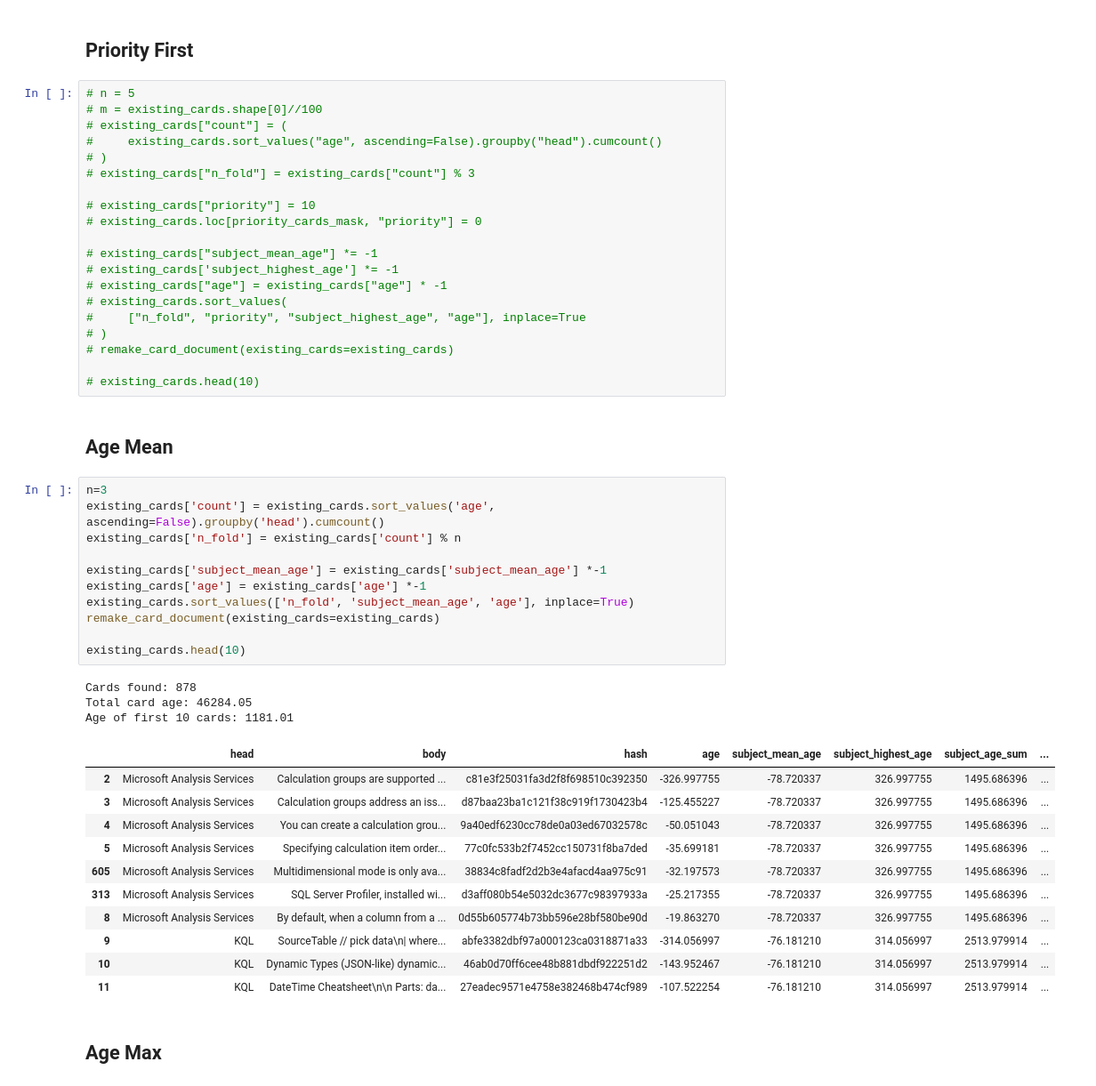
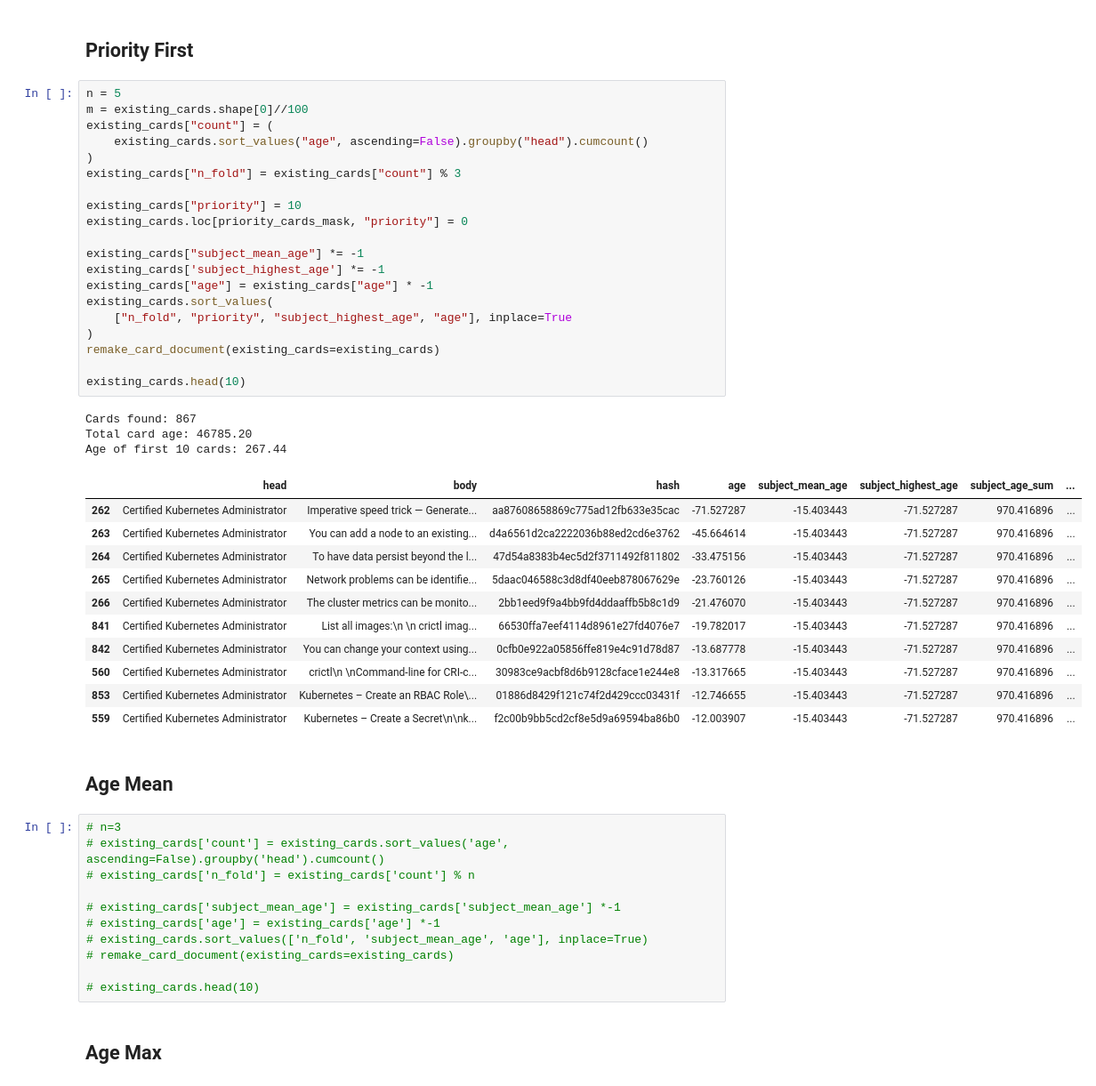
Before and after one commit to JayTY94/Certcards-refresh, a Jupyter notebook: shuffle.ipynb, the cells around one changed output. Shown at 89% size. Drawn from its saved outputs; the diff is of its cells as text.

```diff
--- a/shuffle.ipynb
+++ b/shuffle.ipynb
@@ -213,53 +213,53 @@ sum of ages: ~799.61
 # %% [markdown]
 ## Priority First
 # %%
-# n = 5
-# m = existing_cards.shape[0]//100
-# existing_cards["count"] = (
-#     existing_cards.sort_values("age", ascending=False).groupby("head").cumcount()
-# )
-# existing_cards["n_fold"] = existing_cards["count"] % 3
+n = 5
+m = existing_cards.shape[0]//100
+existing_cards["count"] = (
+    existing_cards.sort_values("age", ascending=False).groupby("head").cumcount()
+)
+existing_cards["n_fold"] = existing_cards["count"] % 3
 
-# existing_cards["priority"] = 10
-# existing_cards.loc[priority_cards_mask, "priority"] = 0
+existing_cards["priority"] = 10
+existing_cards.loc[priority_cards_mask, "priority"] = 0
 
-# existing_cards["subject_mean_age"] *= -1
-# existing_cards['subject_highest_age'] *= -1
-# existing_cards["age"] = existing_cards["age"] * -1
-# existing_cards.sort_values(
-#     ["n_fold", "priority", "subject_highest_age", "age"], inplace=True
-# )
-# remake_card_document(existing_cards=existing_cards)
+existing_cards["subject_mean_age"] *= -1
+existing_cards['subject_highest_age'] *= -1
+existing_cards["age"] = existing_cards["age"] * -1
+existing_cards.sort_values(
+    ["n_fold", "priority", "subject_highest_age", "age"], inplace=True
+)
+remake_card_document(existing_cards=existing_cards)
 
-# existing_cards.head(10)
+existing_cards.head(10)
+# %% [output]
+Cards found: 867
+Total card age: 46785.20
+Age of first 10 cards: 267.44
+|  | head | body | hash | age | subject_mean_age | subject_highest_age | subject_age_sum | ... |
+| 262 | Certified Kubernetes Administrator | Imperative speed trick — Generate... | aa87608658869c775ad12fb633e35cac | -71.527287 | -15.403443 | -71.527287 | 970.416896 | ... |
+| 263 | Certified Kubernetes Administrator | You can add a node to an existing... | d4a6561d2ca2222036b88ed2cd6e3762 | -45.664614 | -15.403443 | -71.527287 | 970.416896 | ... |
+| 264 | Certified Kubernetes Administrator | To have data persist beyond the l... | 47d54a8383b4ec5d2f3711492f811802 | -33.475156 | -15.403443 | -71.527287 | 970.416896 | ... |
+| 265 | Certified Kubernetes Administrator | Network problems can be identifie... | 5daac046588c3d8df40eeb878067629e | -23.760126 | -15.403443 | -71.527287 | 970.416896 | ... |
+| 266 | Certified Kubernetes Administrator | The cluster metrics can be monito... | 2bb1eed9f9a4bb9fd4ddaaffb5b8c1d9 | -21.476070 | -15.403443 | -71.527287 | 970.416896 | ... |
+| 841 | Certified Kubernetes Administrator | List all images:\n \n crictl imag... | 66530ffa7eef4114d8961e27fd4076e7 | -19.782017 | -15.403443 | -71.527287 | 970.416896 | ... |
+| 842 | Certified Kubernetes Administrator | You can change your context using... | 0cfb0e922a05856ffe819e4c91d78d87 | -13.687778 | -15.403443 | -71.527287 | 970.416896 | ... |
+| 560 | Certified Kubernetes Administrator | crictl\n \nCommand-line for CRI-c... | 30983ce9acbf8d6b9128cface1e244e8 | -13.317665 | -15.403443 | -71.527287 | 970.416896 | ... |
+| 853 | Certified Kubernetes Administrator | Kubernetes – Create an RBAC Role\... | 01886d8429f121c74f2d429ccc03431f | -12.746655 | -15.403443 | -71.527287 | 970.416896 | ... |
+| 559 | Certified Kubernetes Administrator | Kubernetes – Create a Secret\n\nk... | f2c00b9bb5cd2cf8e5d9a69594ba86b0 | -12.003907 | -15.403443 | -71.527287 | 970.416896 | ... |
 # %% [markdown]
 ## Age Mean
 # %%
-n=3
-existing_cards['count'] = existing_cards.sort_values('age', ascending=False).groupby('head').cumcount()
-existing_cards['n_fold'] = existing_cards['count'] % n
+# n=3
+# existing_cards['count'] = existing_cards.sort_values('age', ascending=False).groupby('head').cumcount()
+# existing_cards['n_fold'] = existing_cards['count'] % n
 
-existing_cards['subject_mean_age'] = existing_cards['subject_mean_age'] *-1
-existing_cards['age'] = existing_cards['age'] *-1
-existing_cards.sort_values(['n_fold', 'subject_mean_age', 'age'], inplace=True)
-remake_card_document(existing_cards=existing_cards)
+# existing_cards['subject_mean_age'] = existing_cards['subject_mean_age'] *-1
+# existing_cards['age'] = existing_cards['age'] *-1
+# existing_cards.sort_values(['n_fold', 'subject_mean_age', 'age'], inplace=True)
+# remake_card_document(existing_cards=existing_cards)
 
-existing_cards.head(10)
+# existing_cards.head(10)
-# %% [output]
-Cards found: 878
-Total card age: 46284.05
-Age of first 10 cards: 1181.01
-|  | head | body | hash | age | subject_mean_age | subject_highest_age | subject_age_sum | ... |
-| 2 | Microsoft Analysis Services | Calculation groups are supported ... | c81e3f25031fa3d2f8f698510c392350 | -326.997755 | -78.720337 | 326.997755 | 1495.686396 | ... |
-| 3 | Microsoft Analysis Services | Calculation groups address an iss... | d87baa23ba1c121f38c919f1730423b4 | -125.455227 | -78.720337 | 326.997755 | 1495.686396 | ... |
-| 4 | Microsoft Analysis Services | You can create a calculation grou... | 9a40edf6230cc78de0a03ed67032578c | -50.051043 | -78.720337 | 326.997755 | 1495.686396 | ... |
-| 5 | Microsoft Analysis Services | Specifying calculation item order... | 77c0fc533b2f7452cc150731f8ba7ded | -35.699181 | -78.720337 | 326.997755 | 1495.686396 | ... |
-| 605 | Microsoft Analysis Services | Multidimensional mode is only ava... | 38834c8fadf2d2b3e4afacd4aa975c91 | -32.197573 | -78.720337 | 326.997755 | 1495.686396 | ... |
-| 313 | Microsoft Analysis Services | SQL Server Profiler, installed wi... | d3aff080b54e5032dc3677c98397933a | -25.217355 | -78.720337 | 326.997755 | 1495.686396 | ... |
-| 8 | Microsoft Analysis Services | By default, when a column from a ... | 0d55b605774b73bb596e28bf580be90d | -19.863270 | -78.720337 | 326.997755 | 1495.686396 | ... |
-| 9 | KQL | SourceTable // pick data\n| where... | abfe3382dbf97a000123ca0318871a33 | -314.056997 | -76.181210 | 314.056997 | 2513.979914 | ... |
-| 10 | KQL | Dynamic Types (JSON-like) dynamic... | 46ab0d70ff6cee48b881dbdf922251d2 | -143.952467 | -76.181210 | 314.056997 | 2513.979914 | ... |
-| 11 | KQL | DateTime Cheatsheet\n\n Parts: da... | 27eadec9571e4758e382468b474cf989 | -107.522254 | -76.181210 | 314.056997 | 2513.979914 | ... |
 # %% [markdown]
 ## Age Max
 # %%
```
Also changed, not shown: parts of 6 cells of this notebook, 2 other files.
